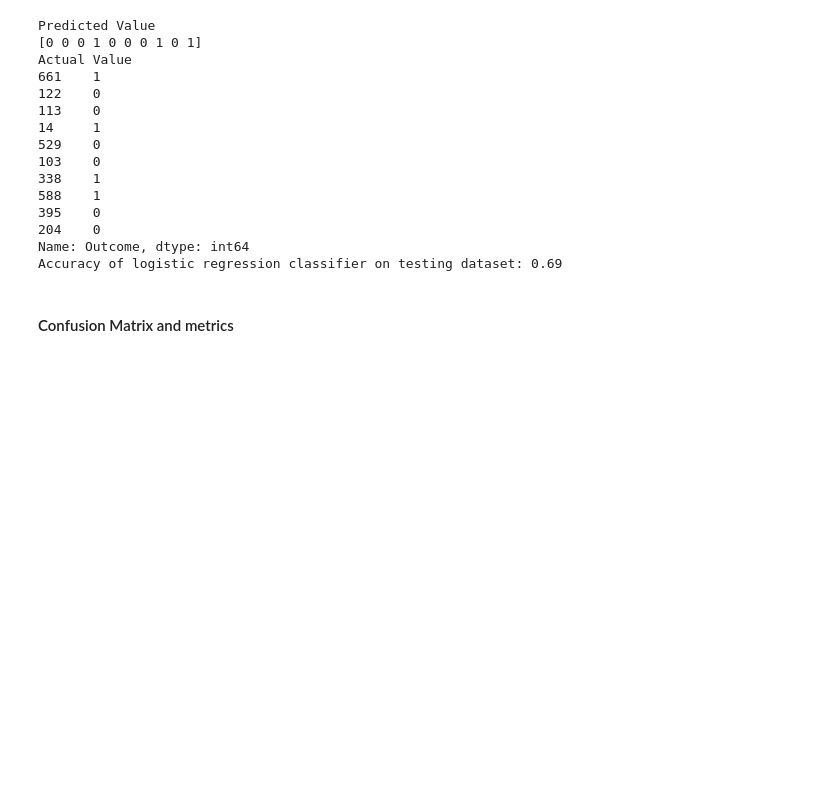
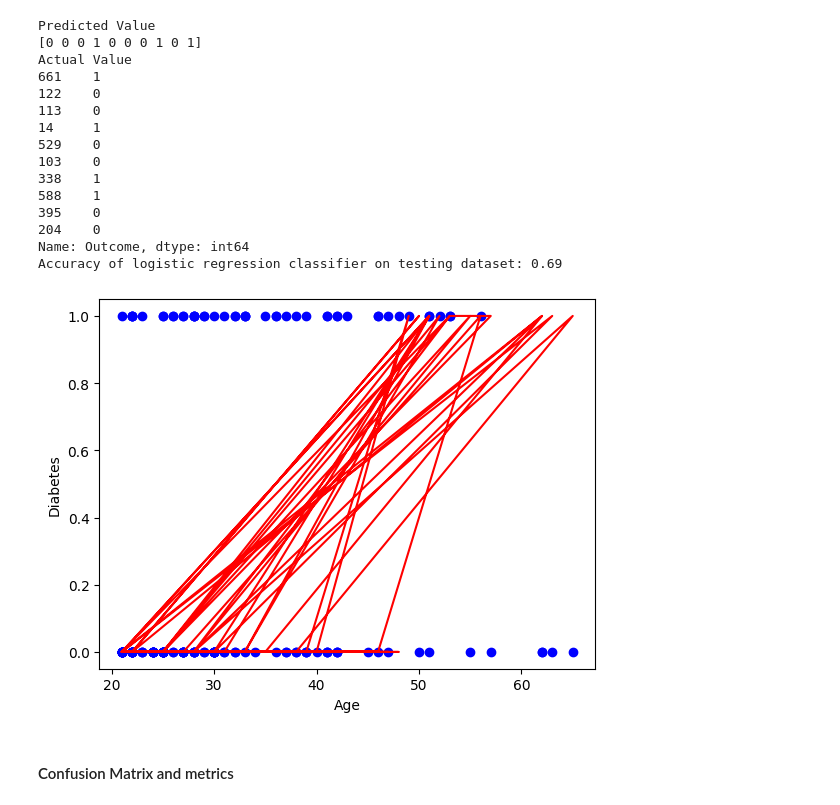
Before and after one commit to ayushjain01/ML-Lab, a Jupyter notebook: Part B/Supervised Learning Algorithms - Logistic Regression (Univariant).ipynb, the cells around one changed output. Drawn from its saved outputs; the diff is of its cells as text; code cells hidden in the pictures; blank space fills up the shorter version.

```diff
--- a/Part B/Supervised Learning Algorithms - Logistic Regression (Univariant).ipynb
+++ b/Part B/Supervised Learning Algorithms - Logistic Regression (Univariant).ipynb
@@ -61,6 +61,14 @@ Actual Value
 204    0
 Name: Outcome, dtype: int64
 Accuracy of logistic regression classifier on testing dataset: 0.69
+# %%
+plt.scatter(x_test,y_test, color = 'b')
+plt.plot(x_test,logreg.predict(x_test),color = 'r')
+plt.xlabel("Age")
+plt.ylabel("Diabetes")
+plt.show()
+# %% [output]
+[figure, added]
 # %% [markdown]
 #### Confusion Matrix and metrics
 # %%
```
Also changed, not shown: 1 other file.
